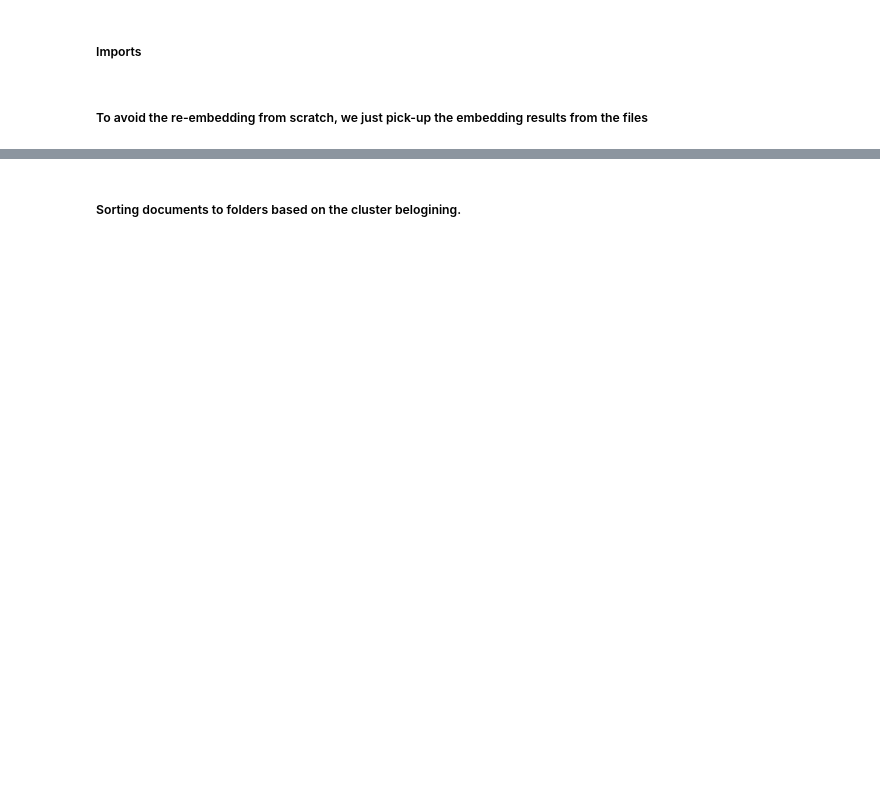
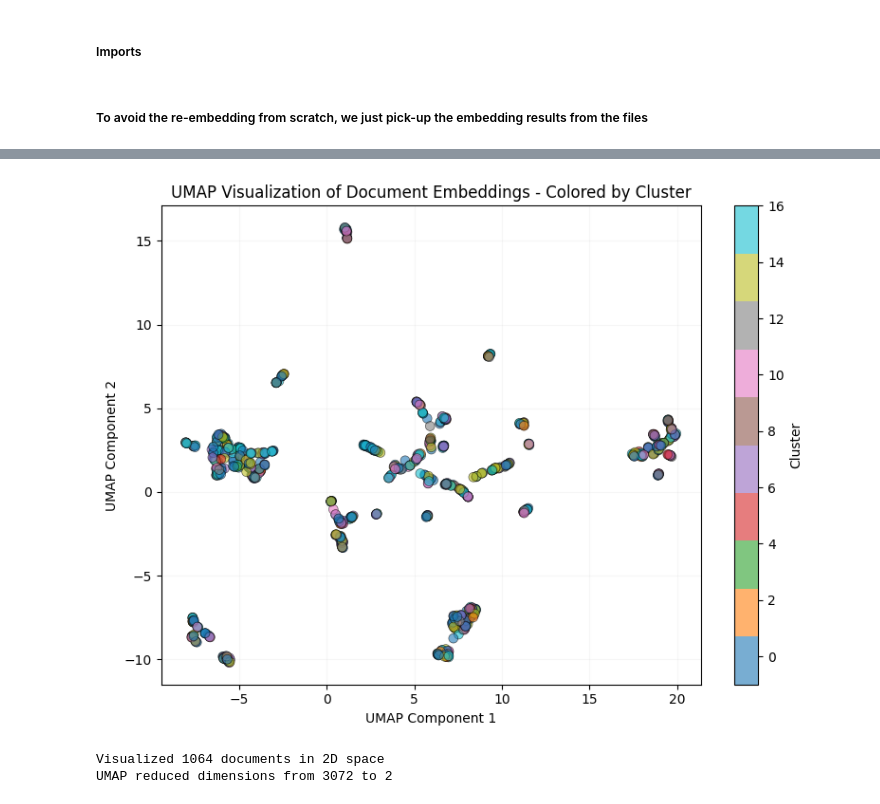
Before and after one commit to kgalic/vl-blogs, a Jupyter notebook: src/01.clustering-documents/03.clustering-approach-02.ipynb, the cells around one changed output, grey strips where cells are left out. Saved outputs shown, nothing was run; the diff lists cells and outputs as text; code cells hidden in the pictures; blank space fills up the shorter version.

```diff
--- a/src/01.clustering-documents/03.clustering-approach-02.ipynb
+++ b/src/01.clustering-documents/03.clustering-approach-02.ipynb
@@ -83,7 +113,7 @@ import hdbscan
 # doc_vectors_array = (n_docs, d) normalized document embeddings
 
 clusterer = hdbscan.HDBSCAN(
-    min_cluster_size=10,      # tune later
+    min_cluster_size=3,      # tune later
     min_samples=10,
     metric='euclidean'       # cosine also works but euclidean with normalized vectors = same
 )
@@ -100,7 +130,38 @@ for u, c in zip(unique, counts):
     print(f"Cluster {u}: {c} documents")
 
 n_clusters = len(set(labels)) - (1 if -1 in labels else 0)
-# %% [markdown]
-<h5> Sorting documents to folders based on the cluster belogining. </h5>
+# %%
+# Visualize UMAP with cluster colors
+plt.figure(figsize=(8, 6))
+
+# Get cluster labels for documents with vectors
+cluster_labels_for_plot = []
+for doc in all_results:
+    if doc.get('doc_vector') is not None:
+        cluster_labels_for_plot.append(doc.get('cluster', -1))
+
+# Create scatter plot with different colors for each cluster
+scatter = plt.scatter(X_2d[:, 0], X_2d[:, 1],
+                     c=cluster_labels_for_plot,
+                     cmap='tab10',
+                     s=50,
+                     alpha=0.6,
+                     edgecolors='black',
+                     linewidth=0.5)
+
+plt.title("UMAP Visualization of Document Embeddings - Colored by Cluster")
+plt.xlabel("UMAP Component 1")
+plt.ylabel("UMAP Component 2")
+plt.colorbar(scatter, label='Cluster')
+plt.grid(True, alpha=0.1)
+plt.tight_layout()
+plt.show()
+
+print(f"Visualized {len(X_2d)} documents in 2D space")
+print(f"UMAP reduced dimensions from {X_array.shape[1]} to {X_2d.shape[1]}")
+# %% [output]
+[figure, added]
+Visualized 1064 documents in 2D space
+UMAP reduced dimensions from 3072 to 2
 # %%
 # Create main clusters folder
```
Also changed, not shown: parts of 7 cells of this notebook, 10 other files.
